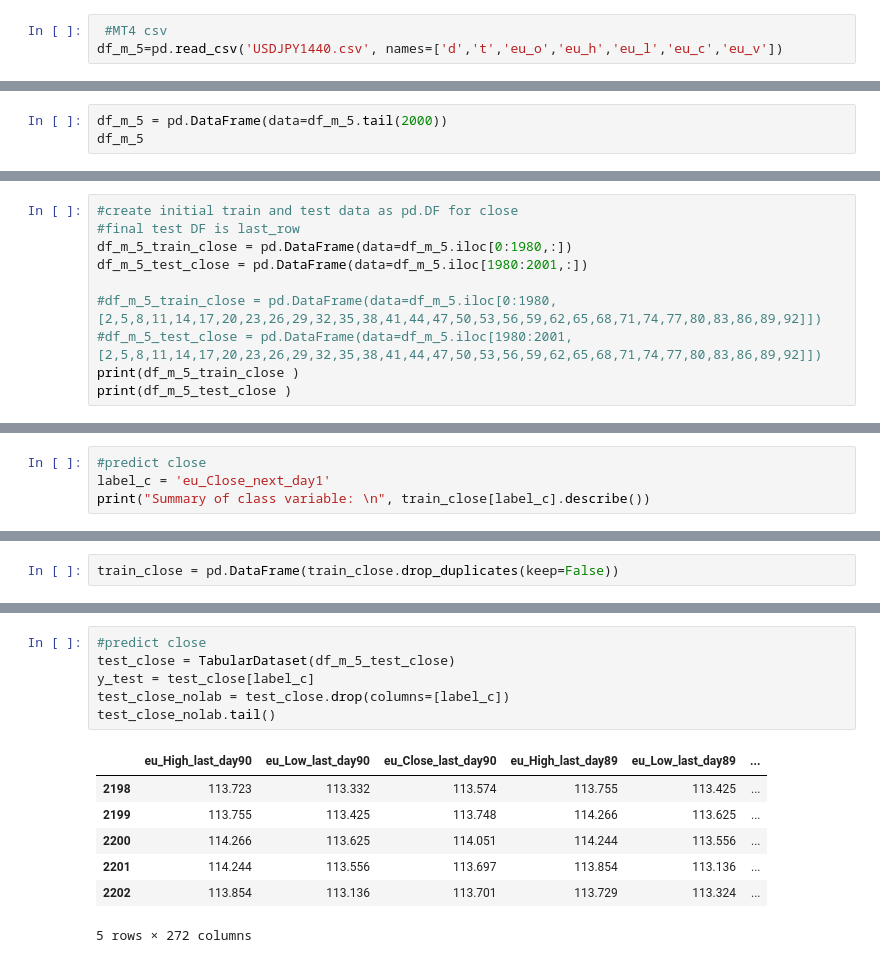
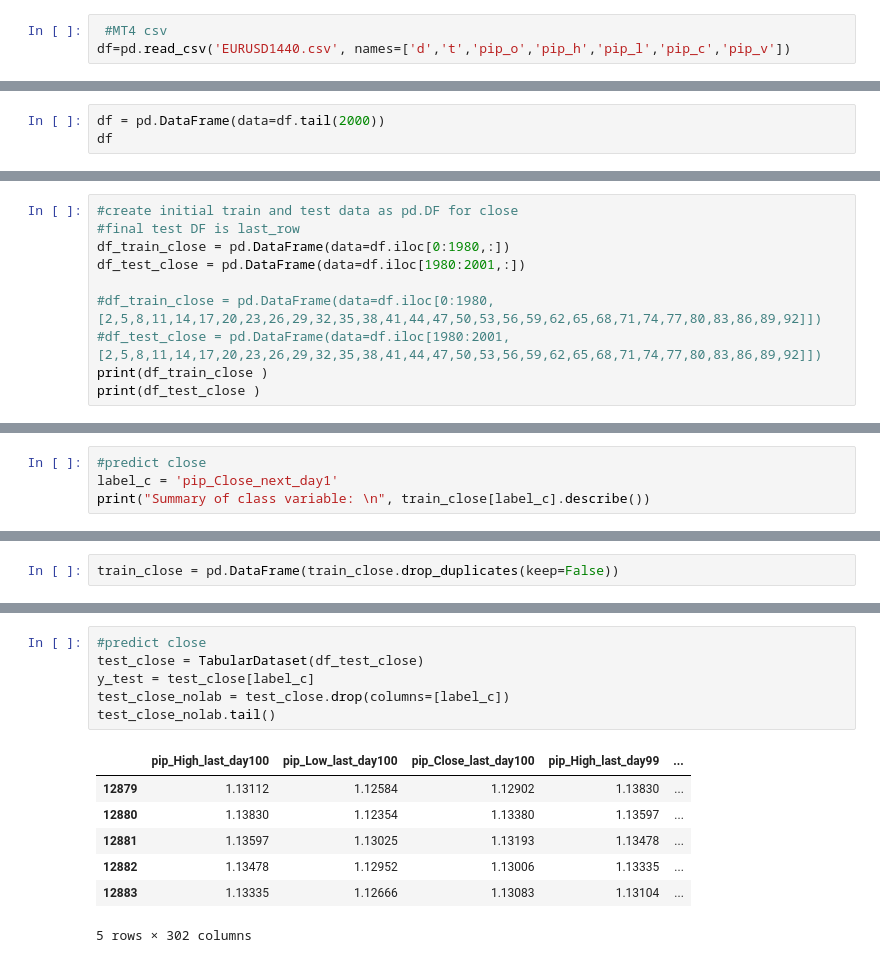
Before and after one commit to gomlfx/ApiaryFund_, a Jupyter notebook: AGC27_1_0.ipynb, the cells around one changed output, grey strips where cells are left out. Cells and saved outputs as stored; diff of their text form.

```diff
--- a/AGC27_1_0.ipynb
+++ b/AGC27_1_0.ipynb
@@ -18,4 +18,4 @@ from sklearn import preprocessing
 from autogluon.tabular import TabularDataset, TabularPredictor
 # %%
  #MT4 csv
-df_m_5=pd.read_csv('USDJPY1440.csv', names=['d','t','eu_o','eu_h','eu_l','eu_c','eu_v'])
+df=pd.read_csv('EURUSD1440.csv', names=['d','t','pip_o','pip_h','pip_l','pip_c','pip_v'])
@@ -467,4 +467,4 @@ df_m_5
 # %%
-df_m_5 = pd.DataFrame(data=df_m_5.tail(2000))
-df_m_5
+df = pd.DataFrame(data=df.tail(2000))
+df
 # %% [output]
@@ -484,11 +484,11 @@ df_m_5
 # %%
 #create initial train and test data as pd.DF for close
 #final test DF is last_row
-df_m_5_train_close = pd.DataFrame(data=df_m_5.iloc[0:1980,:])
-df_m_5_test_close = pd.DataFrame(data=df_m_5.iloc[1980:2001,:])
+df_train_close = pd.DataFrame(data=df.iloc[0:1980,:])
+df_test_close = pd.DataFrame(data=df.iloc[1980:2001,:])
 
-#df_m_5_train_close = pd.DataFrame(data=df_m_5.iloc[0:1980,[2,5,8,11,14,17,20,23,26,29,32,35,38,41,44,47,50,53,56,59,62,65,68,71,74,77,80,83,86,89,92]])
-#df_m_5_test_close = pd.DataFrame(data=df_m_5.iloc[1980:2001,[2,5,8,11,14,17,20,23,26,29,32,35,38,41,44,47,50,53,56,59,62,65,68,71,74,77,80,83,86,89,92]])
-print(df_m_5_train_close )
-print(df_m_5_test_close )
+#df_train_close = pd.DataFrame(data=df.iloc[0:1980,[2,5,8,11,14,17,20,23,26,29,32,35,38,41,44,47,50,53,56,59,62,65,68,71,74,77,80,83,86,89,92]])
+#df_test_close = pd.DataFrame(data=df.iloc[1980:2001,[2,5,8,11,14,17,20,23,26,29,32,35,38,41,44,47,50,53,56,59,62,65,68,71,74,77,80,83,86,89,92]])
+print(df_train_close )
+print(df_test_close )
 # %% [output]
@@ -562,6 +562,6 @@ train_close.head()
 # %%
 #predict close
-label_c = 'eu_Close_next_day1'
+label_c = 'pip_Close_next_day1'
 print("Summary of class variable: \n", train_close[label_c].describe())
 # %% [output]
 Summary of class variable:
@@ -621,15 +624,15 @@ predictor.leaderboard(train_close, silent=True)
 # %%
 #predict close
-test_close = TabularDataset(df_m_5_test_close)
+test_close = TabularDataset(df_test_close)
 y_test = test_close[label_c]
 test_close_nolab = test_close.drop(columns=[label_c])
 test_close_nolab.tail()
 # %% [output]
-|  | eu_High_last_day90 | eu_Low_last_day90 | eu_Close_last_day90 | eu_High_last_day89 | eu_Low_last_day89 | ... |
-| 2198 | 113.723 | 113.332 | 113.574 | 113.755 | 113.425 | ... |
-| 2199 | 113.755 | 113.425 | 113.748 | 114.266 | 113.625 | ... |
-| 2200 | 114.266 | 113.625 | 114.051 | 114.244 | 113.556 | ... |
-| 2201 | 114.244 | 113.556 | 113.697 | 113.854 | 113.136 | ... |
-| 2202 | 113.854 | 113.136 | 113.701 | 113.729 | 113.324 | ... |
+|  | pip_High_last_day100 | pip_Low_last_day100 | pip_Close_last_day100 | pip_High_last_day99 | ... |
+| 12879 | 1.13112 | 1.12584 | 1.12902 | 1.13830 | ... |
+| 12880 | 1.13830 | 1.12354 | 1.13380 | 1.13597 | ... |
+| 12881 | 1.13597 | 1.13025 | 1.13193 | 1.13478 | ... |
+| 12882 | 1.13478 | 1.12952 | 1.13006 | 1.13335 | ... |
+| 12883 | 1.13335 | 1.12666 | 1.13083 | 1.13104 | ... |
-5 rows × 272 columns
+5 rows × 302 columns
 # %%
```
Also changed, not shown: parts of 17 cells of this notebook.
